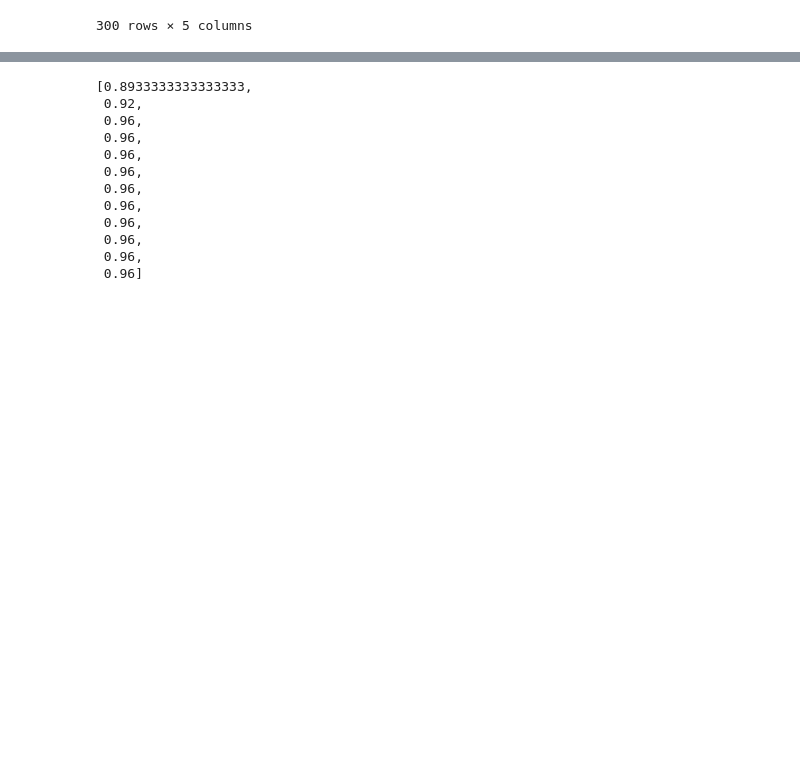
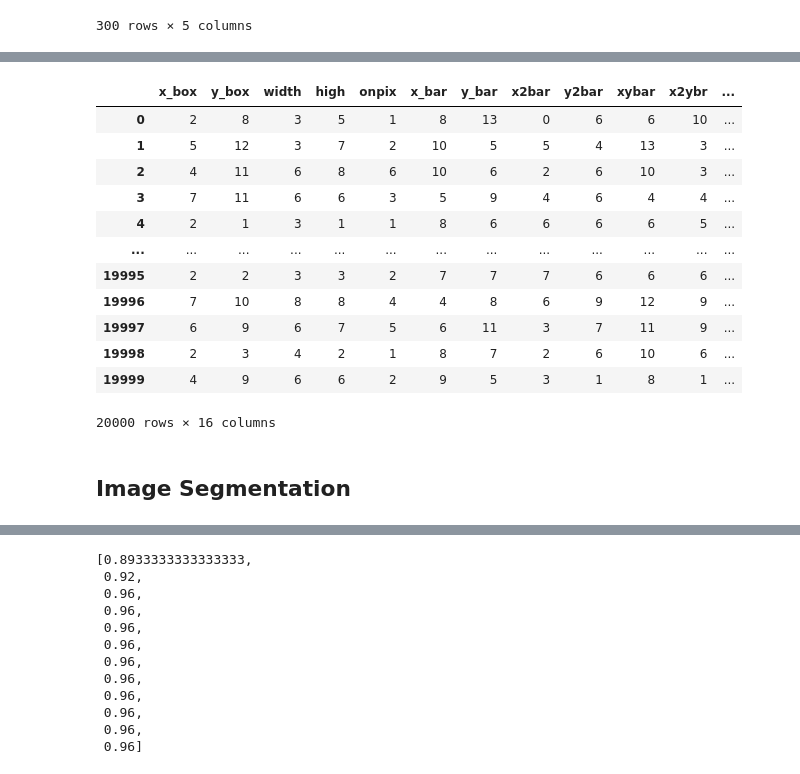
Before and after one commit to Jecosine/CatBoostPlayground, a Jupyter notebook: examples/load_datasets.ipynb, the cells around one changed output, grey strips where cells are left out. Cells and saved outputs as stored; diff of their text form; code cells hidden in the pictures; blank space fills up the shorter version.

```diff
--- a/examples/load_datasets.ipynb
+++ b/examples/load_datasets.ipynb
@@ -21,3 +22,10 @@ importlib.reload(allib)
 # %%
-print(os.getcwd())
-allib.datasets.load_uci("iris", reload=False, raw_path="../allib/datasets/uci_db.json")
+def _get_feature_info(info: dict, dataset_name: str):
+    columns = []
+    cat_idx = []
+    for idx, attr in enumerate(info[dataset_name]["attributes"]):
+        a = attr["name"].strip().lower().replace("-", "_").replace(" ", "_")
+        columns.append(a)
+        if attr["type"] in ["Categorical", "Binary"] and attr["role"] != "Target":
+            cat_idx.append(idx)
+    return columns, cat_idx
@@ -88,0 +99,8 @@ data.reset_index(drop=True)
+# %%
+# get attributes from datasets
+print(f"total attributes: {len(uci_db['yeast']['attributes'])}")
+columns = []
+for a in uci_db['yeast']['attributes']:
+    # handle name
+    columns.append(a["name"].strip().lower().replace(" ", "_"))
+columns
@@ -88,0 +128,8 @@ data.reset_index(drop=True)
+# %%
+# get attributes from datasets
+print(f"total attributes: {len(uci_db['letter-recognition']['attributes'])}")
+columns = []
+for a in uci_db['letter-recognition']['attributes']:
+    # handle name
+    columns.append(a["name"].strip().lower().replace("-", "_"))
+columns
@@ -88,0 +155,23 @@ data.reset_index(drop=True)
+# %%
+raw_data = pd.read_csv("dataset_cache/letter-recognition/letter-recognition.data", names=columns)
+# %%
+data = raw_data.rename(columns={"lettr": "label"})
+label = data.label.apply(str.strip)
+data = raw_data.drop(columns=["lettr"])
+data
+# %% [output]
+|  | x_box | y_box | width | high | onpix | x_bar | y_bar | x2bar | y2bar | xybar | x2ybr | ... |
+| 0 | 2 | 8 | 3 | 5 | 1 | 8 | 13 | 0 | 6 | 6 | 10 | ... |
+| 1 | 5 | 12 | 3 | 7 | 2 | 10 | 5 | 5 | 4 | 13 | 3 | ... |
+| 2 | 4 | 11 | 6 | 8 | 6 | 10 | 6 | 2 | 6 | 10 | 3 | ... |
+| 3 | 7 | 11 | 6 | 6 | 3 | 5 | 9 | 4 | 6 | 4 | 4 | ... |
+| 4 | 2 | 1 | 3 | 1 | 1 | 8 | 6 | 6 | 6 | 6 | 5 | ... |
+| ... | ... | ... | ... | ... | ... | ... | ... | ... | ... | ... | ... | ... |
+| 19995 | 2 | 2 | 3 | 3 | 2 | 7 | 7 | 7 | 6 | 6 | 6 | ... |
+| 19996 | 7 | 10 | 8 | 8 | 4 | 4 | 8 | 6 | 9 | 12 | 9 | ... |
+| 19997 | 6 | 9 | 6 | 7 | 5 | 6 | 11 | 3 | 7 | 11 | 9 | ... |
+| 19998 | 2 | 3 | 4 | 2 | 1 | 8 | 7 | 2 | 6 | 10 | 6 | ... |
+| 19999 | 4 | 9 | 6 | 6 | 2 | 9 | 5 | 3 | 1 | 8 | 1 | ... |
+20000 rows × 16 columns
+# %% [markdown]
+## Image Segmentation
```
Also changed, not shown: parts of 43 cells of this notebook, 13 other files.
